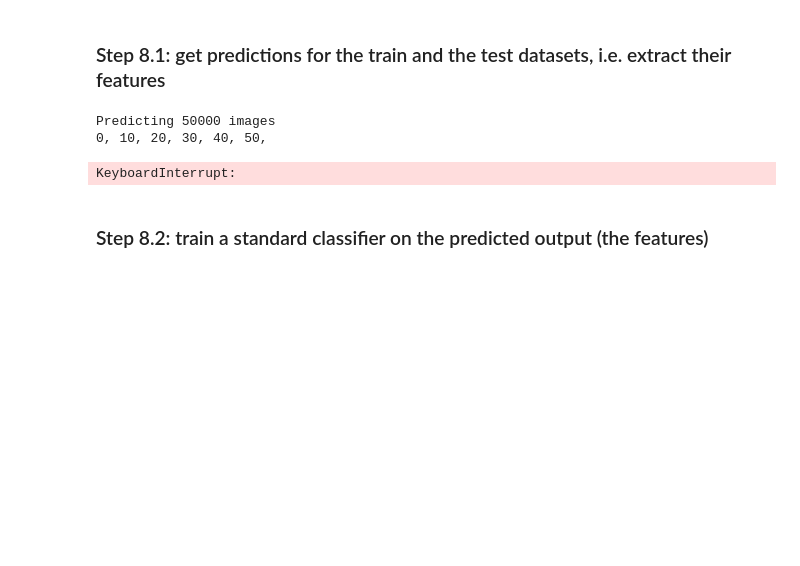
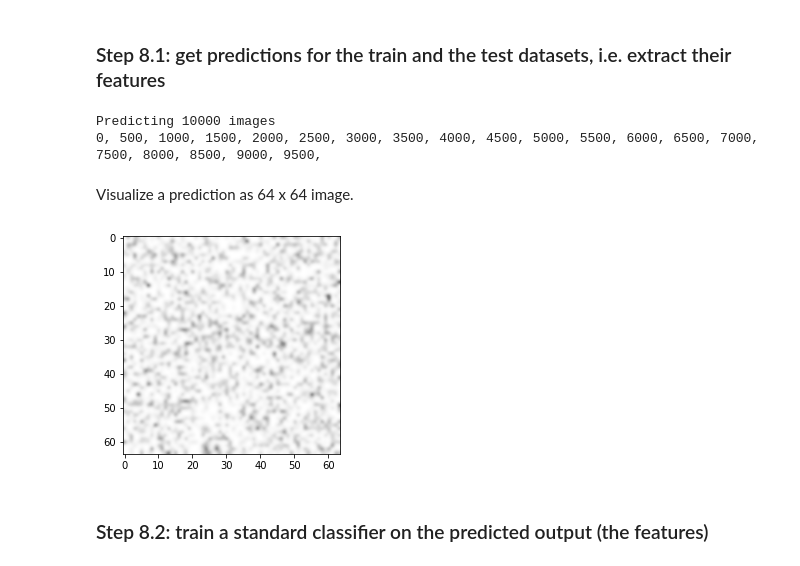
Before and after one commit to fau-masters-collected-works-cgarbin/cap6618-computer-vision, a Jupyter notebook: module6/CAP6618_PP4_experiments_cgarbin.ipynb, the cells around one changed output. Cells and saved outputs as stored; diff of their text form; code cells hidden in the pictures; blank space fills up the shorter version.

Commit message:
Add standard classifier after feature extraction

```diff
--- a/module6/CAP6618_PP4_experiments_cgarbin.ipynb
+++ b/module6/CAP6618_PP4_experiments_cgarbin.ipynb
@@ -519,12 +537,15 @@ x_train shape: (50000, 32, 32, 3)
 # %% [markdown]
 Functions to predict one image and an array of images.
 # %%
+from skimage import transform
+
 # Predict one image using the model
+# Images are already numpy arrays in this case (above, when we read
+# from a .jpg file, we first had to convert them to a numpy array)
 def predict_image(img):
-    # Images are already numpy arrays in this case (above, when we read
-    # from a .jpg file, we first had to convert them to a numpy array)
-    # Resize to the 224x224 (x3 for RGB) size that VGG was trained on
-    x = transform.resize(im, (224, 224, 3), order=1)
+    # Resize to the 224 x 224 (x 3 for RGB) size that VGG was trained on
+    # (we don't need `mode` for upscaling - added to avoid skimage warning)
+    x = transform.resize(img, (224, 224, 3), order=1, mode='reflect')
     # Expand dimensions to match the format Keras needs in `predict()`
     # In gist: add one more dimension to hold the batch size (1 image in this case)
     x = np.expand_dims(x, axis=0)
@@ -540,19 +561,32 @@ def predict_all_images(images):
 
     predictions = []
     for i, img in enumerate(images):
-        if i % 10 == 0:
+        if i % 500 == 0:
             print('{}'.format(i), end=", ")
         predictions.append(predict_image(img))
 
     return predictions
 # %% [markdown]
 ### Step 8.1: get predictions for the train and the test datasets, i.e. extract their features
+# %%
+# Train with a small subset
+# TODO: remove and test with final classifier
+x_train = x_train[:10000]
+y_train = y_train[:10000]
 # %%
 x_train_features = predict_all_images(x_train)
-x_test_features = predict_all_images(x_test)
 # %% [output]
-Predicting 50000 images
-0, 10, 20, 30, 40, 50,
+Predicting 10000 images
+0, 500, 1000, 1500, 2000, 2500, 3000, 3500, 4000, 4500, 5000, 5500, 6000, 6500, 7000, 7500, 8000, 8500, 9000, 9500,
-KeyboardInterrupt:
+# %% [markdown]
+Visualize a prediction as 64 x 64 image.
+# %%
+# TODO: improve this code to show several samples for each class
+
+# Bicubic interpolation was chosen so we focus on the patterns more, and less on the individual pixels
+plt.imshow(np.reshape(x_train_features[100], (64, 4096//64)), interpolation='bicubic', cmap='Greys')
+plt.show()
+# %% [output]
+[figure, added]
 # %% [markdown]
 ### Step 8.2: train a standard classifier on the predicted output (the features)
```
Also changed, not shown: parts of 17 cells of this notebook.
